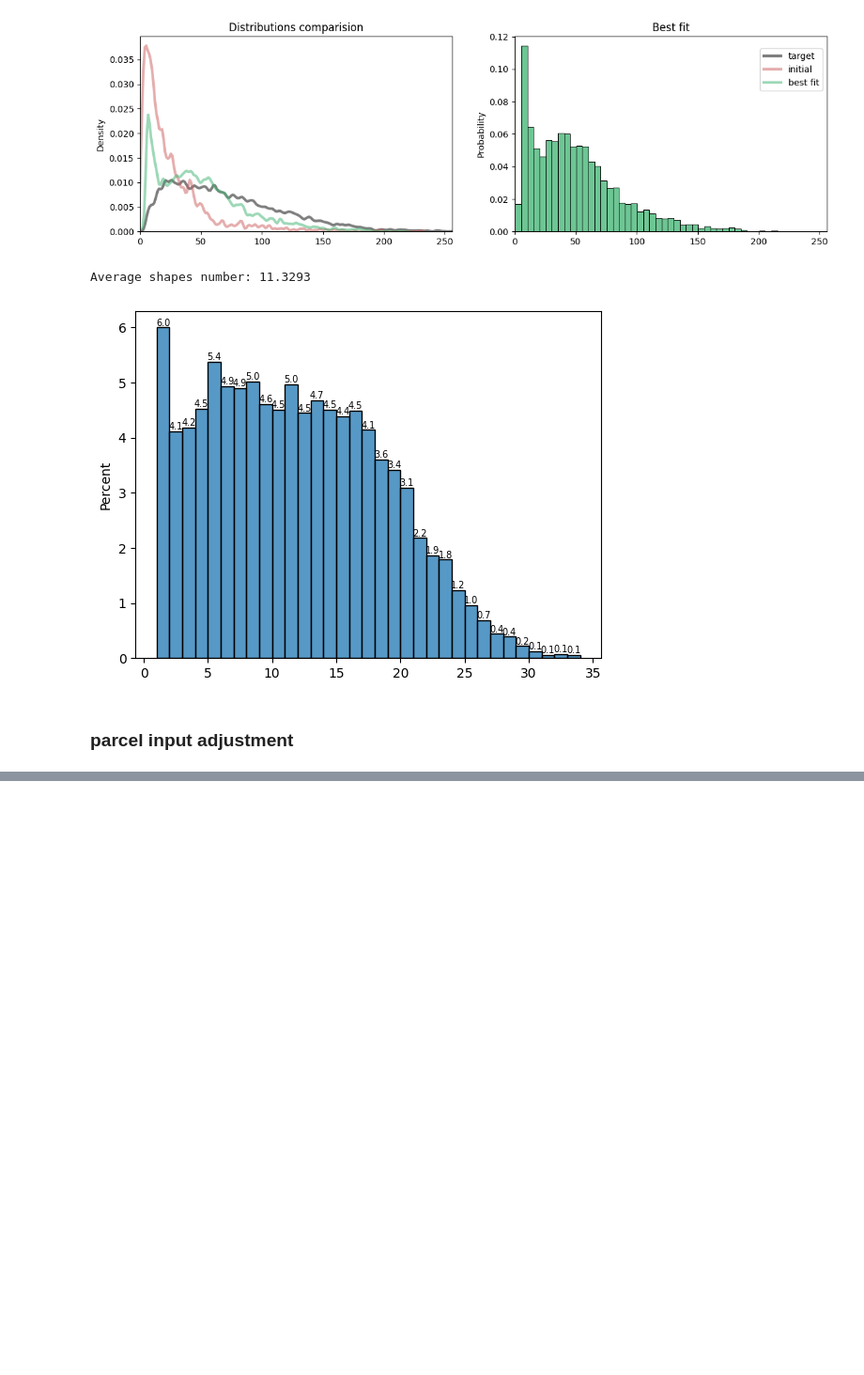
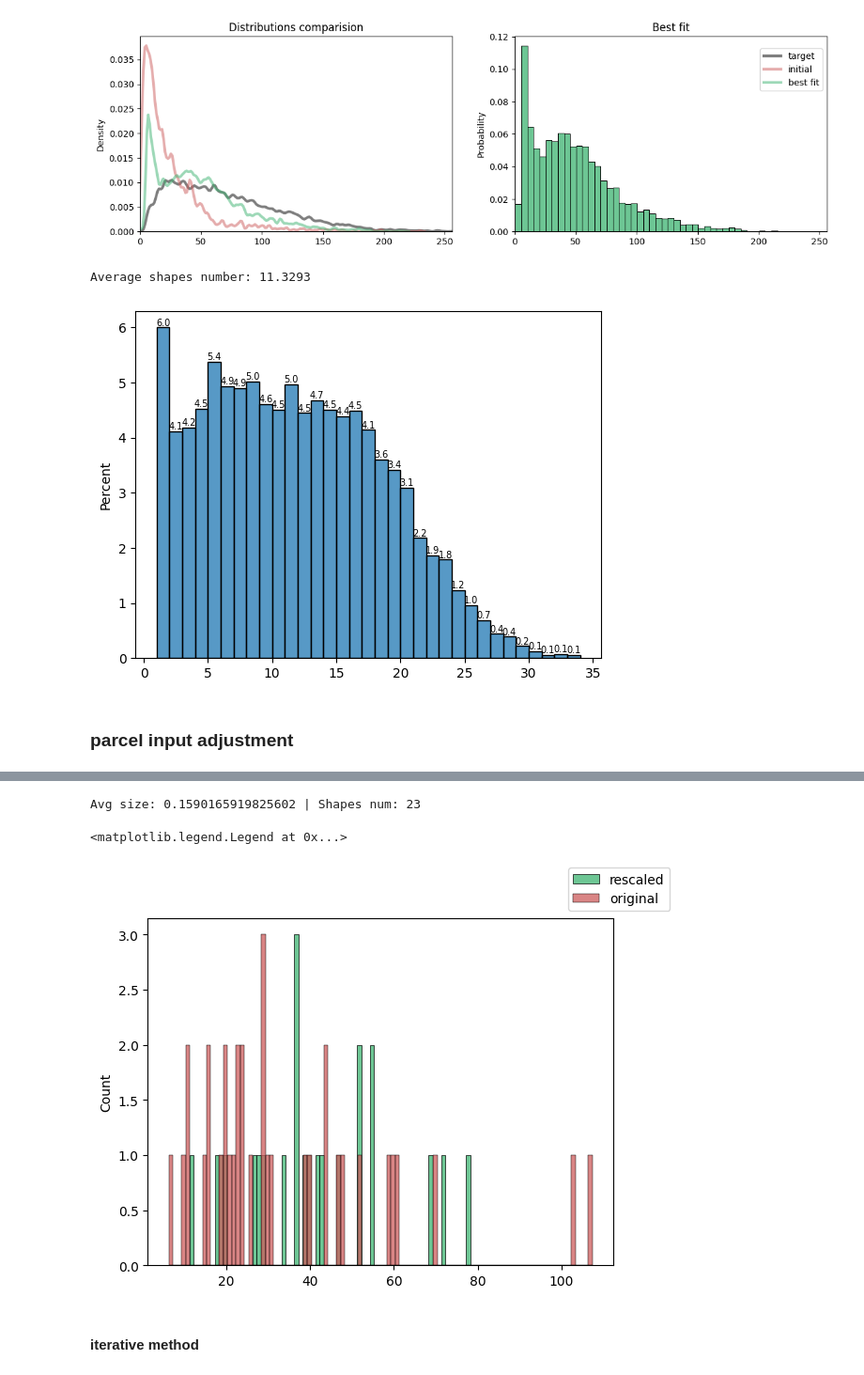
Before and after one commit to fzzyfoxx/resume, a Jupyter notebook: maps_vectorization/RPN_optimization.ipynb, the cells around one changed output, grey strips where cells are left out. Shown at 94% size. Saved outputs shown, nothing was run; the diff lists cells and outputs as text; code cells hidden in the pictures; blank space fills up the shorter version.

```diff
--- a/maps_vectorization/RPN_optimization.ipynb
+++ b/maps_vectorization/RPN_optimization.ipynb
@@ -754,0 +794,13 @@ array([0.24587133, 0.24580378])
+# %%
+rescaled_bbox_sizes = relative_input_bbox_sizes(rescaled_shapes, img_size)
+print(f'Avg size: {np.mean(rescaled_bbox_sizes)} | Shapes num: {len(rescaled_bbox_sizes)}')
+fig, ax = plt.subplots(1,1)
+sns.histplot(rescaled_bbox_sizes*cfg.target_size, binwidth=1, color='mediumseagreen', ax=ax)
+sns.histplot(bbox_sizes*cfg.target_size, binwidth=1, color='indianred', ax=ax)
+fig.legend(labels=['rescaled', 'original'])
+# %% [output]
+Avg size: 0.1590165919825602 | Shapes num: 23
+<matplotlib.legend.Legend at 0x...>
+[figure, added]
+# %% [markdown]
+#### iterative method
```
Also changed, not shown: parts of 21 cells of this notebook.
